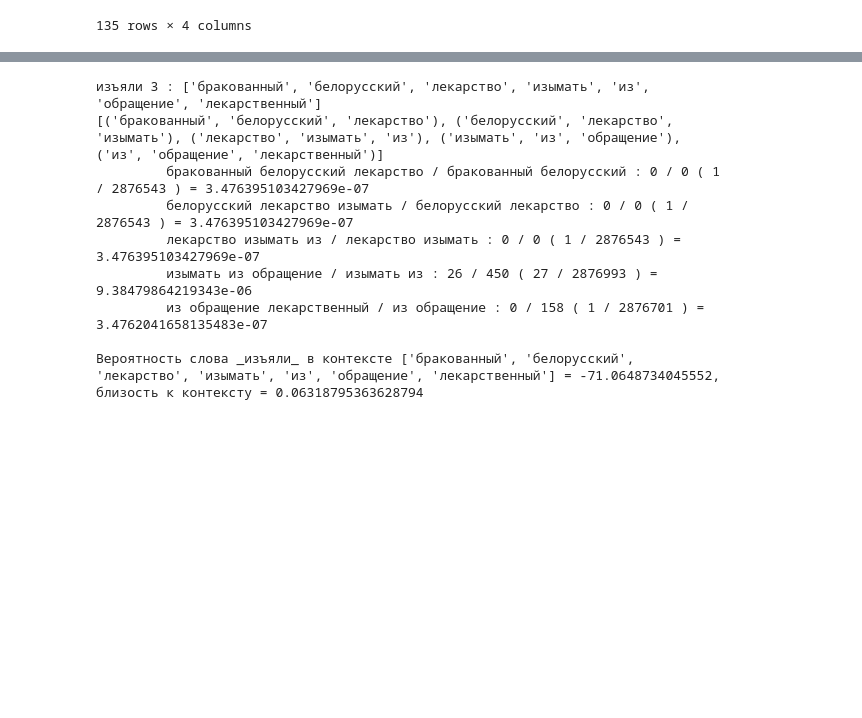
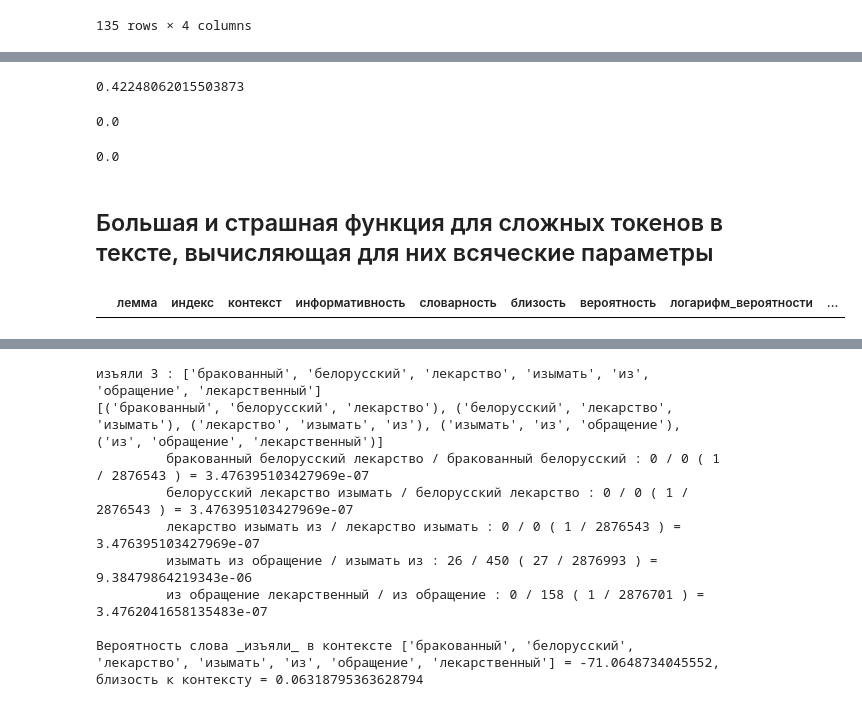
Before and after one commit to aabeloborodova/diploma, a Jupyter notebook: text_analysis.ipynb, the cells around one changed output, grey strips where cells are left out. Saved outputs shown, nothing was run; the diff lists cells and outputs as text; code cells hidden in the pictures; blank space fills up the shorter version.

```diff
--- a/text_analysis.ipynb
+++ b/text_analysis.ipynb
@@ -746,0 +619,22 @@ AttributeError: 'NoneType' object has no attribute 'fitness'
+# %%
+model_potential = measure_potential(n = 3, base = 'model')
+model_potential
+# %% [output]
+0.42248062015503873
+# %%
+asis_potential = measure_potential(n = 3, base = 'asis')
+asis_potential_total
+# %% [output]
+0.0
+# %%
+yarn_potential = measure_potential(n = 3, base = 'yarn')
+yarn_potential_total
+# %% [output]
+0.0
+# %% [markdown]
+## Большая и страшная функция для сложных токенов в тексте, вычисляющая для них всяческие параметры
+# %%
+class_df = pd.DataFrame(columns=['лемма','индекс','контекст', 'информативность','словарность','близость','вероятность','логарифм_вероятности','контекстуальность','класс'])
+class_df
+# %% [output]
+|  | лемма | индекс | контекст | информативность | словарность | близость | вероятность | логарифм_вероятности | ... |
```
Also changed, not shown: parts of 71 cells of this notebook.
